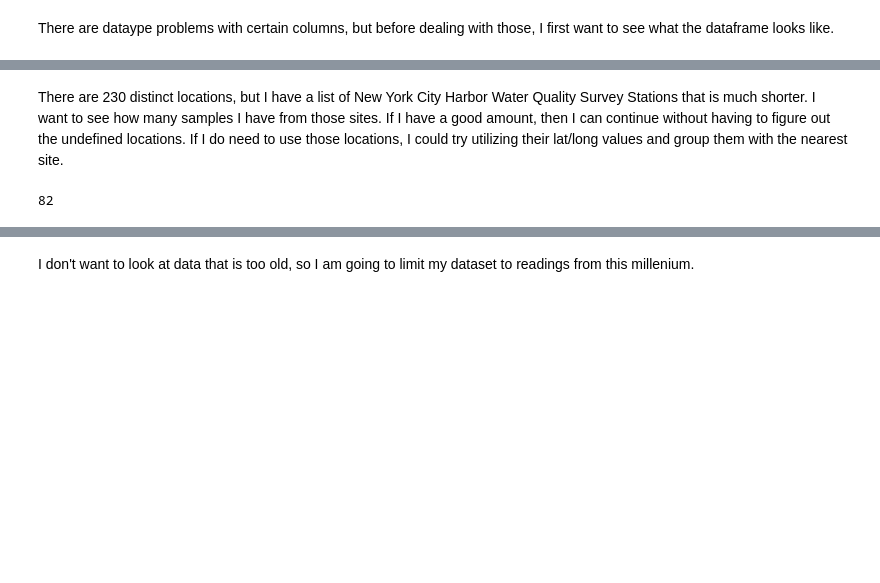
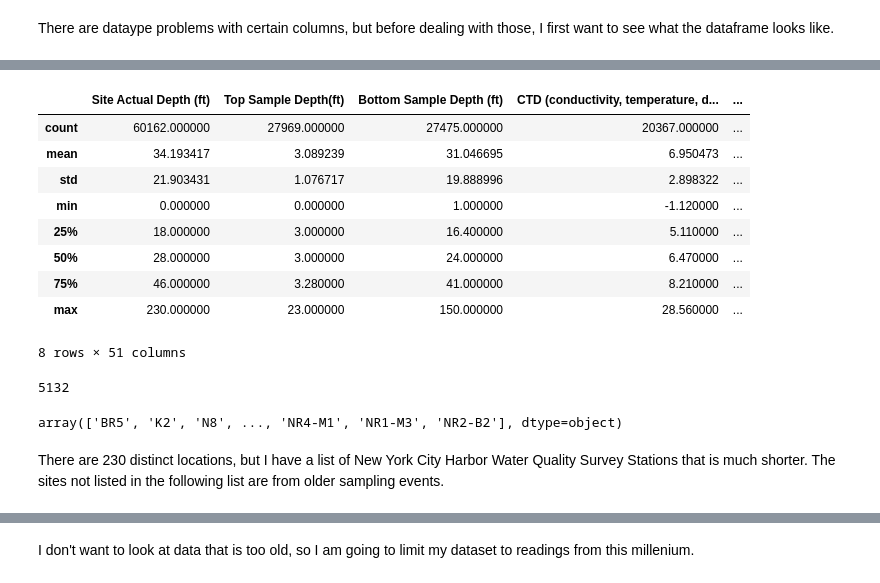
Before and after one commit to dradamski/capstone-two, a Jupyter notebook: notebooks/Data Wrangling.ipynb, the cells around one changed output, grey strips where cells are left out. Cells and saved outputs as stored; diff of their text form; code cells hidden in the pictures; blank space fills up the shorter version.

```diff
--- a/notebooks/Data Wrangling.ipynb
+++ b/notebooks/Data Wrangling.ipynb
@@ -1,13 +1,11 @@
 # %%
 # Import the necessary packages and data
-from collections import defaultdict
-import matplotlib.pyplot as plt
+from datetime import datetime
 import numpy as np
 import os
 import pandas as pd
-import seaborn as sns
-sns.set()
+
 path = os.path.expanduser('~/Projects/capstone-two/data/raw/Harbor_Water_Quality.csv')
-df = pd.read_csv(path, parse_dates=['Sample Date', 'Sample Time'])
+df = pd.read_csv(path, parse_dates=['Sample Date'])
 # %% [markdown]
 There are dataype problems with certain columns, but before dealing with those, I first want to see what the dataframe looks like.
@@ -22,9 +46,26 @@ There are dataype problems with certain columns, but before dealing with those,
+# %%
+df.describe()
+# %% [output]
+|  | Site Actual Depth (ft) | Top Sample Depth(ft) | Bottom Sample Depth (ft) | CTD (conductivity, temperature, d... | ... |
+| count | 60162.000000 | 27969.000000 | 27475.000000 | 20367.000000 | ... |
+| mean | 34.193417 | 3.089239 | 31.046695 | 6.950473 | ... |
+| std | 21.903431 | 1.076717 | 19.888996 | 2.898322 | ... |
+| min | 0.000000 | 0.000000 | 1.000000 | -1.120000 | ... |
+| 25% | 18.000000 | 3.000000 | 16.400000 | 5.110000 | ... |
+| 50% | 28.000000 | 3.000000 | 24.000000 | 6.470000 | ... |
+| 75% | 46.000000 | 3.280000 | 41.000000 | 8.210000 | ... |
+| max | 230.000000 | 23.000000 | 150.000000 | 28.560000 | ... |
+8 rows × 51 columns
 # %%
-#len(df['Sampling Location'].unique())
+len(df['Sampling Location'].unique())
+# %% [output]
+5132
 # %%
-#df['Sampling Location'].unique()
+df['Sampling Location'].unique()
+# %% [output]
+array(['BR5', 'K2', 'N8', ..., 'NR4-M1', 'NR1-M3', 'NR2-B2'], dtype=object)
-# %% [markdown]
-There are 230 distinct locations, but I have a list of New York City Harbor Water Quality Survey Stations that is much shorter. I want to see how many samples I have from those sites. If I have a good amount, then I can continue without having to figure out the undefined locations. If I do need to use those locations, I could try utilizing their lat/long values and group them with the nearest site.
+# %% [markdown]
+There are 230 distinct locations, but I have a list of New York City Harbor Water Quality Survey Stations that is much shorter. The sites not listed in the following list are from older sampling events.
 # %%
 survey_stations = ['K1', 'K2', 'K3', 'K4', 'K5', 'K5A', 'K6',
                   'N1', 'N3B', 'N4', 'N5', 'N6', 'G2', 'N7', 'N8',
@@ -39,6 +80,5 @@ survey_stations = ['K1', 'K2', 'K3', 'K4', 'K5', 'K5A', 'K6',
                   'NC2', 'NC3', 'PB2', 'PB3', 'SP1', 'SP2', 'WC1',
                   'WC2', 'WC3'
                   ]
-print(len(survey_stations))
+df = df[df['Sampling Location'].isin(survey_stations)]
+df = df.reset_index(drop=True)
-# %% [output]
-82
```
Also changed, not shown: parts of 26 cells of this notebook.
